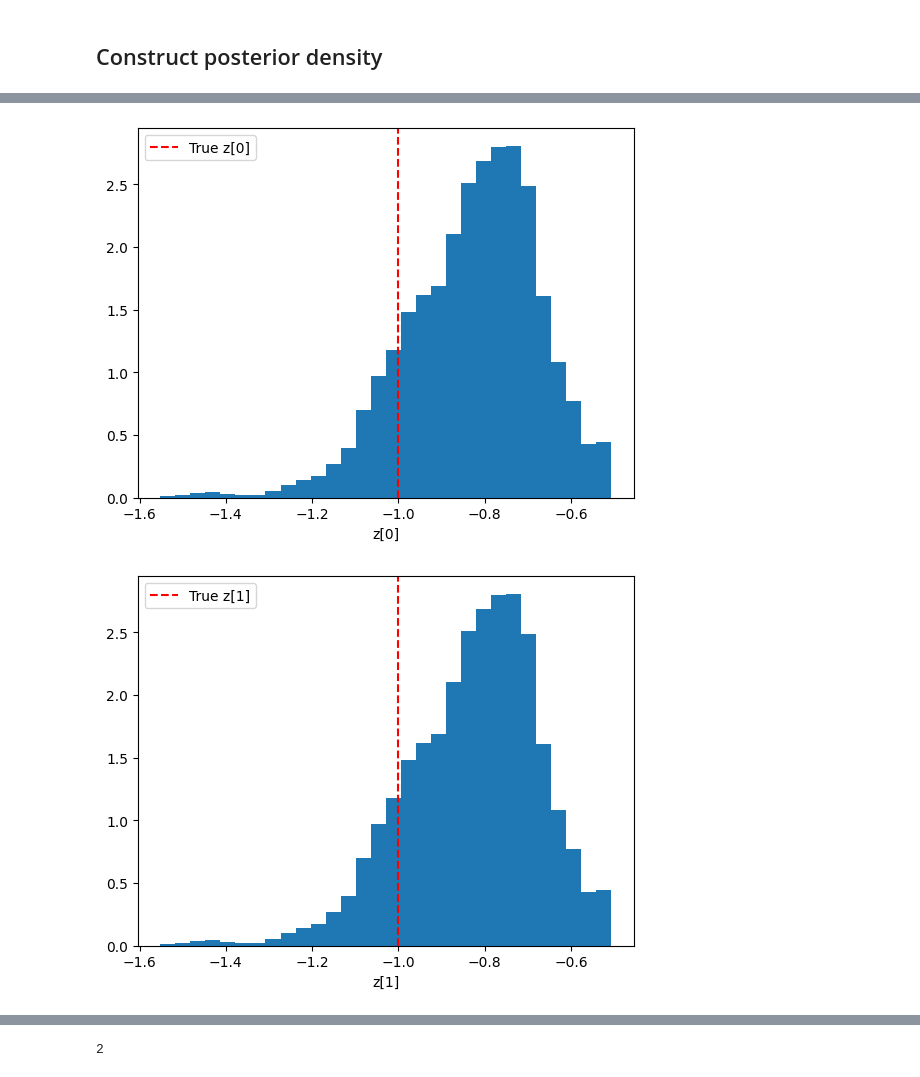
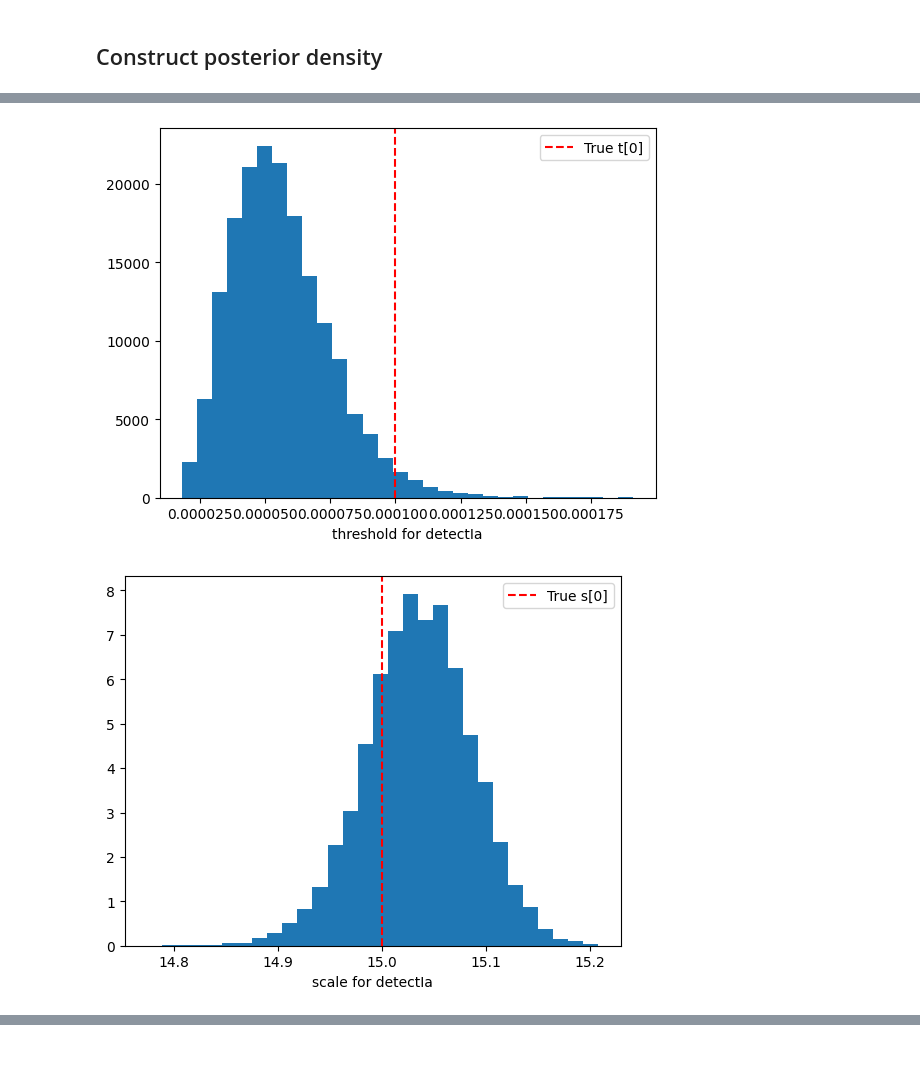
Before and after one commit to ConnorStoneAstro/cosmographi, a Jupyter notebook: docs/zmucosmology v2.ipynb, the cells around one changed output, grey strips where cells are left out. Drawn from its saved outputs; the diff is of its cells as text; code cells hidden in the pictures.

```diff
--- a/docs/zmucosmology v2.ipynb
+++ b/docs/zmucosmology v2.ipynb
@@ -24,10 +27,10 @@ ratecombined = cg.sn.CombinedSNRate((rateIa, rateIbc), z_min=0.0, z_max=z_max, c
 # detect_Ia = cg.sn.MuNCDFDetect(threshold=15, scale=0.1 * jnp.sqrt(8 / jnp.pi), name="detectIa")
 # detect_Ibc = cg.sn.MuNCDFDetect(threshold=14, scale=0.13 * jnp.sqrt(8 / jnp.pi), name="detectIbc")
 detect_Ia = cg.sn.MuSigmoidDetect(threshold=15, scale=0.1, name="detectIa")
-detect_Ibc = cg.sn.MuSigmoidDetect(threshold=14, scale=0.13, name="detectIbc")
+detect_Ibc = cg.sn.MuSigmoidDetect(threshold=14, scale=0.2, name="detectIbc")
 
 # Define sampling parameters
-n_samples = 1000
+n_samples = 500
 var_z_Ia = lambda z: 0.05**2 * jnp.ones_like(z)
 var_mu_Ia = lambda z: 0.1**2 * jnp.ones_like(z)
 cov_Ia = lambda key, var_z, var_mu: jnp.zeros(
@@ -46,7 +49,7 @@ key, subkey = jax.random.split(key)
 z = ratecombined.sample(subkey, n_samples)
 # sample SN types
 t = []
-for i in range(n_samples):
+for i in tqdm(range(n_samples)):
     key, subkey = jax.random.split(key)
     t.append(ratecombined.sample_type(subkey, z[i]))
 t = jnp.array(t)
@@ -307,7 +263,8 @@ posterior = Posterior(
         ratecombined=ratecombined,
         detect=[detect_Ia, detect_Ibc],
         mean=obs_meanD,
-        cov=obs_covD,
+        cov=obs_covD * 0.8,
+        var_bump=jnp.stack([jnp.diag(oc) for oc in obs_covD[0]], axis=0) * 0.2,
         name=f"likelihood",
     ),
     prior=Prior(cosmology, [detect_Ia, detect_Ibc]),
@@ -416,6 +373,12 @@ plt.show()
 # %%
 # raise Exception()
 # %%
+posterior.likelihood.detect[0].threshold.to_dynamic()
+posterior.likelihood.detect[0].scale.to_dynamic()
+posterior.likelihood.detect[1].threshold.to_dynamic()
+posterior.likelihood.detect[1].scale.to_dynamic()
+posterior.likelihood.rate.sn_rates[0].r.to_dynamic()
+posterior.likelihood.var_bump.to_dynamic()
 x0 = posterior.build_params_array()
 print(x0.shape)
 
@@ -424,11 +387,20 @@ key, subkey = jax.random.split(key)
 
 # warmup
 key, subkey = jax.random.split(key)
+mass_matrix = (
+    jnp.diag(
+        jnp.array(
+            [1, 1, 1e-3, 1, 1, 1, 1] + list(10 * posterior.likelihood.var_bump.value.flatten())
+        )
+    )
+    ** 2
+)
 samples_burn = cg.utils.mala(
     jnp.repeat(x0[None, :], chains, axis=0),
     posterior.log_posterior,
-    num_samples=100,
+    num_samples=500,
     epsilon=0.01,
+    mass_matrix=mass_matrix,
     key=subkey,
     progress=True,
 )
@@ -468,7 +440,7 @@ samples_prod = cg.utils.mala(
     samples_burn[-1],
     posterior.log_posterior,
     mass_matrix=cov,
-    num_samples=1000,
+    num_samples=5000,
     epsilon=0.7,
     key=subkey,
     progress=True,
@@ -540,10 +512,16 @@ plt.show()
 # %%
-for i in range(5):
-    plt.hist(samples_prod[:, :, 2 + i].reshape(-1), bins=30, density=True)
-    plt.axvline(x0[2 + i], color="r", linestyle="--", label=f"True z[{i}]")
-    plt.xlabel(f"z[{i}]")
+for i in range(len(posterior.likelihood.detect)):
+    plt.hist(samples_prod[:, :, 2 + i * 2].reshape(-1), bins=30, density=True)
+    plt.axvline(x0[2 + i * 2], color="r", linestyle="--", label=f"True t[{i}]")
+    plt.xlabel(f"threshold for {posterior.likelihood.detect[i].name}")
     plt.legend()
     plt.show()
+
+    plt.hist(samples_prod[:, :, 3 + i * 2].reshape(-1), bins=30, density=True)
+    plt.axvline(x0[3 + i * 2], color="r", linestyle="--", label=f"True s[{i}]")
+    plt.xlabel(f"scale for {posterior.likelihood.detect[i].name}")
+    plt.legend()
+    plt.show()
 # %% [output]
-[figure, old version]
+[figure, new version]
-[figure, old version]
+[figure, new version]
@@ -553,4 +529,0 @@ for i in range(5):
-# %%
-len(x0)
-# %% [output]
-2
```
Also changed, not shown: parts of 17 cells of this notebook, 1 other file.
